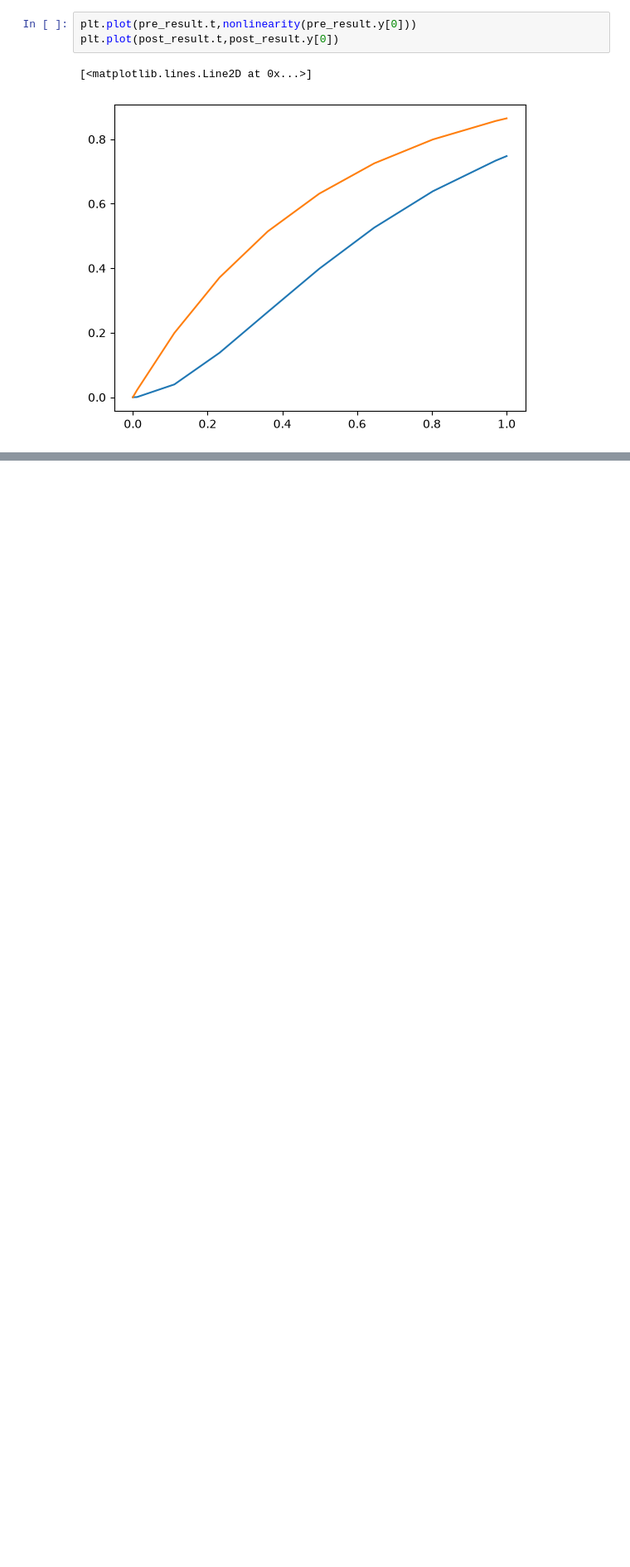
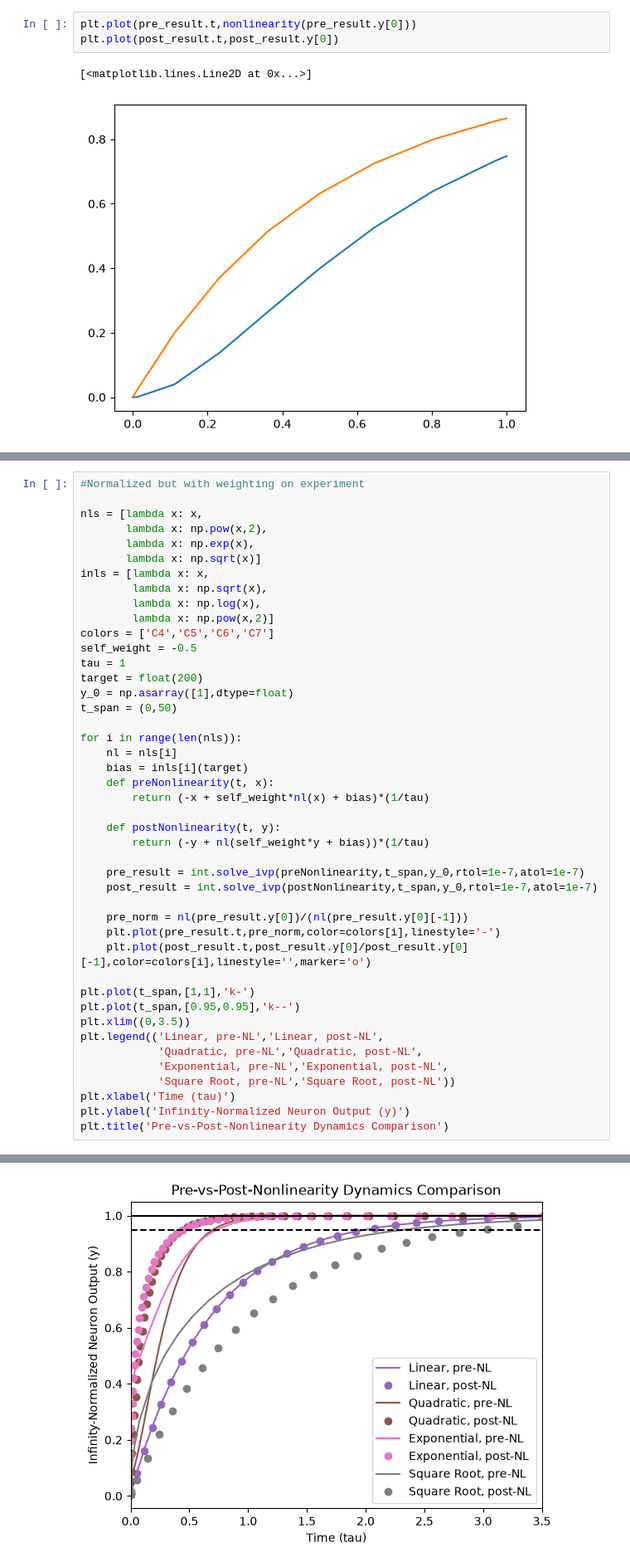
Before and after one commit to EliDoris/ODE_Experiments, a Jupyter notebook: 01_oneneuron.ipynb, the cells around one changed output, grey strips where cells are left out. Shown at 83% size. Saved outputs shown, nothing was run; the diff lists cells and outputs as text; blank space fills up the shorter version.

```diff
--- a/01_oneneuron.ipynb
+++ b/01_oneneuron.ipynb
@@ -82,3 +82,48 @@ plt.title('Pre-vs-Post-Nonlinearity Dynamics Comparison')
 # %% [output]
 Text(0.5, 1.0, 'Pre-vs-Post-Nonlinearity Dynamics Comparison')
 [figure]
+# %%
+#Normalized but with weighting on experiment
+
+nls = [lambda x: x,
+       lambda x: np.pow(x,2),
+       lambda x: np.exp(x),
+       lambda x: np.sqrt(x)]
+inls = [lambda x: x,
+        lambda x: np.sqrt(x),
+        lambda x: np.log(x),
+        lambda x: np.pow(x,2)]
+colors = ['C4','C5','C6','C7']
+self_weight = -0.5
+tau = 1
+target = float(200)
+y_0 = np.asarray([1],dtype=float)
+t_span = (0,50)
+
+for i in range(len(nls)):
+    nl = nls[i]
+    bias = inls[i](target)
+    def preNonlinearity(t, x):
+        return (-x + self_weight*nl(x) + bias)*(1/tau)
+
+    def postNonlinearity(t, y):
+        return (-y + nl(self_weight*y + bias))*(1/tau)
+
+    pre_result = int.solve_ivp(preNonlinearity,t_span,y_0,rtol=1e-7,atol=1e-7)
+    post_result = int.solve_ivp(postNonlinearity,t_span,y_0,rtol=1e-7,atol=1e-7)
+
+    pre_norm = nl(pre_result.y[0])/(nl(pre_result.y[0][-1]))
+    plt.plot(pre_result.t,pre_norm,color=colors[i],linestyle='-')
+    plt.plot(post_result.t,post_result.y[0]/post_result.y[0][-1],color=colors[i],linestyle='',marker='o')
+
+plt.plot(t_span,[1,1],'k-')
+plt.plot(t_span,[0.95,0.95],'k--')
+plt.xlim((0,3.5))
+plt.legend(('Linear, pre-NL','Linear, post-NL',
+            'Quadratic, pre-NL','Quadratic, post-NL',
+            'Exponential, pre-NL','Exponential, post-NL',
+            'Square Root, pre-NL','Square Root, post-NL'))
+plt.xlabel('Time (tau)')
+plt.ylabel('Infinity-Normalized Neuron Output (y)')
+plt.title('Pre-vs-Post-Nonlinearity Dynamics Comparison')
+# %% [output]
@@ -84,0 +131 @@ Text(0.5, 1.0, 'Pre-vs-Post-Nonlinearity Dynamics Comparison')
+[figure, added]
```
Also changed, not shown: parts of 2 cells of this notebook, 3 other files.
